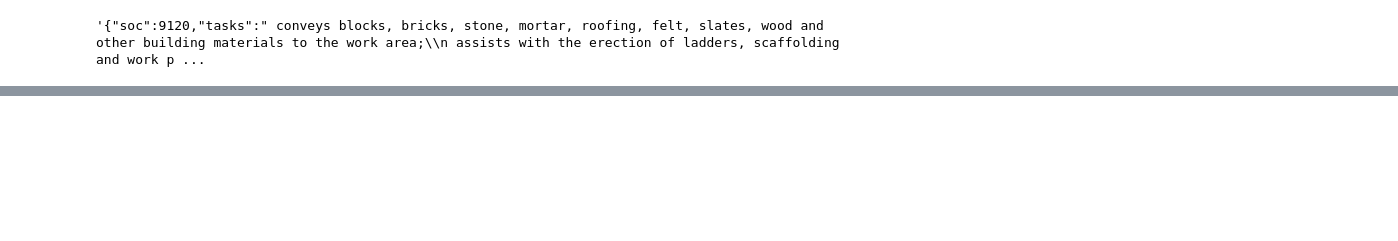
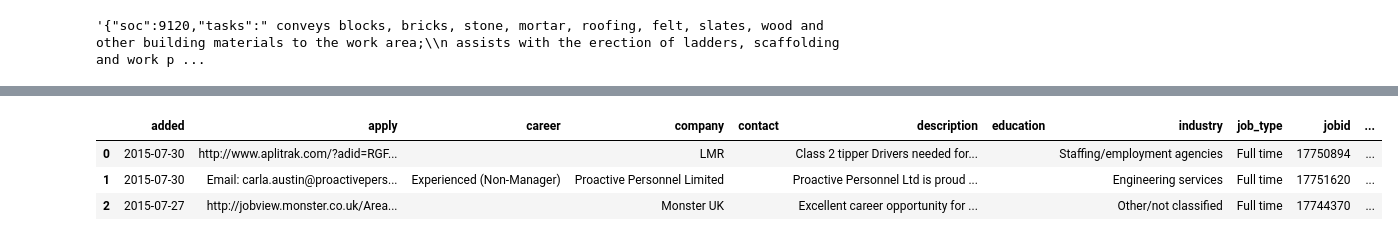
Before and after one commit to dvoong/data_science_jobs, a Jupyter notebook: data_exploration/explore.ipynb, the cells around one changed output, grey strips where cells are left out. Drawn from its saved outputs; the diff is of its cells as text; code cells hidden in the pictures; blank space fills up the shorter version.

```diff
--- a/data_exploration/explore.ipynb
+++ b/data_exploration/explore.ipynb
@@ -28,0 +232,7 @@ The UK Census:
+# %%
+df[:3]
+# %% [output]
+|  | added | apply | career | company | contact | description | education | industry | job_type | jobid | ... |
+| 0 | 2015-07-30 | http://www.aplitrak.com/?adid=RGF... |  | LMR |  | Class 2 tipper Drivers needed for... |  | Staffing/employment agencies | Full time | 17750894 | ... |
+| 1 | 2015-07-30 | Email: carla.austin@proactivepers... | Experienced (Non-Manager) | Proactive Personnel Limited |  | Proactive Personnel Ltd is proud ... |  | Engineering services | Full time | 17751620 | ... |
+| 2 | 2015-07-27 | http://jobview.monster.co.uk/Area... |  | Monster UK |  | Excellent career opportunity for ... |  | Other/not classified | Full time | 17744370 | ... |
```
Also changed, not shown: parts of 54 cells of this notebook, 3 other files.
